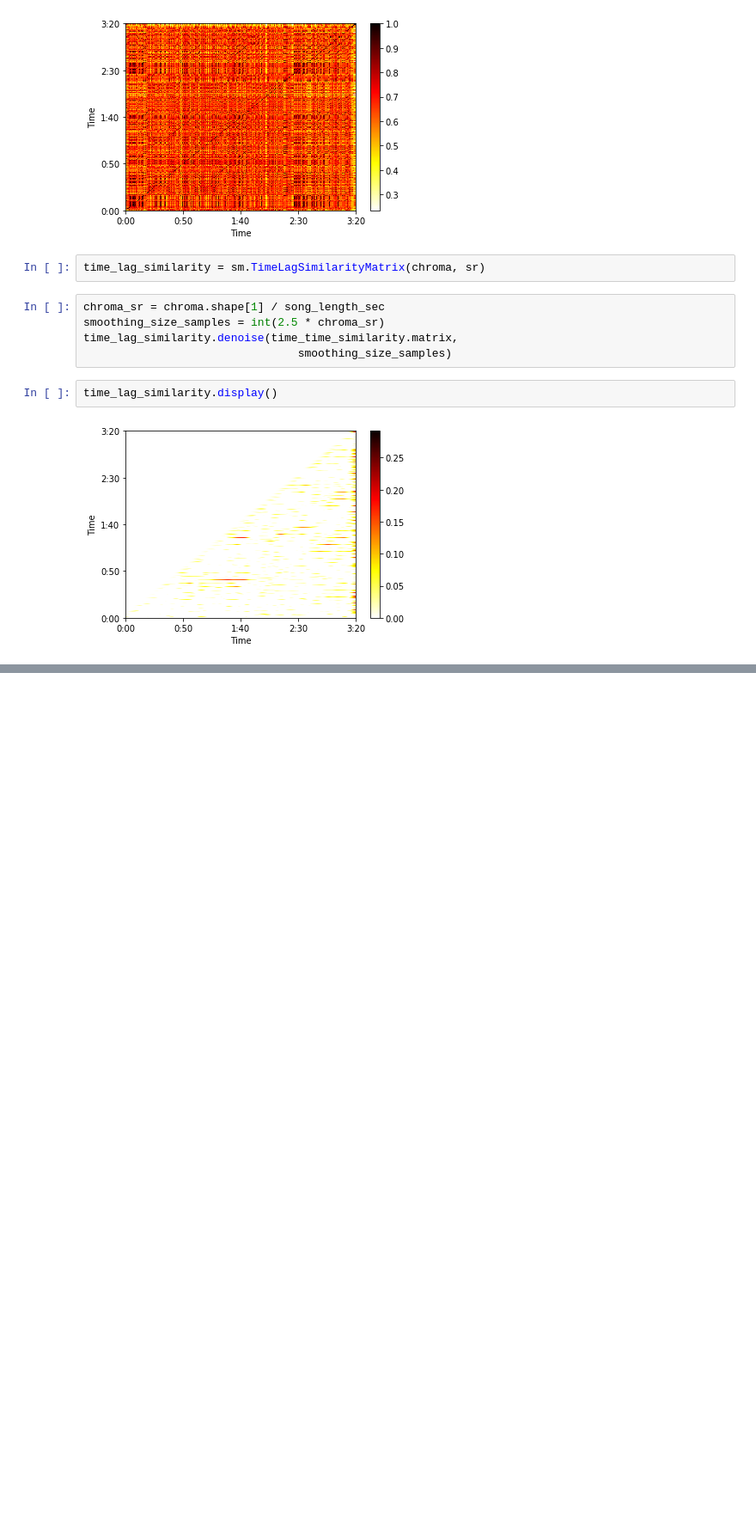
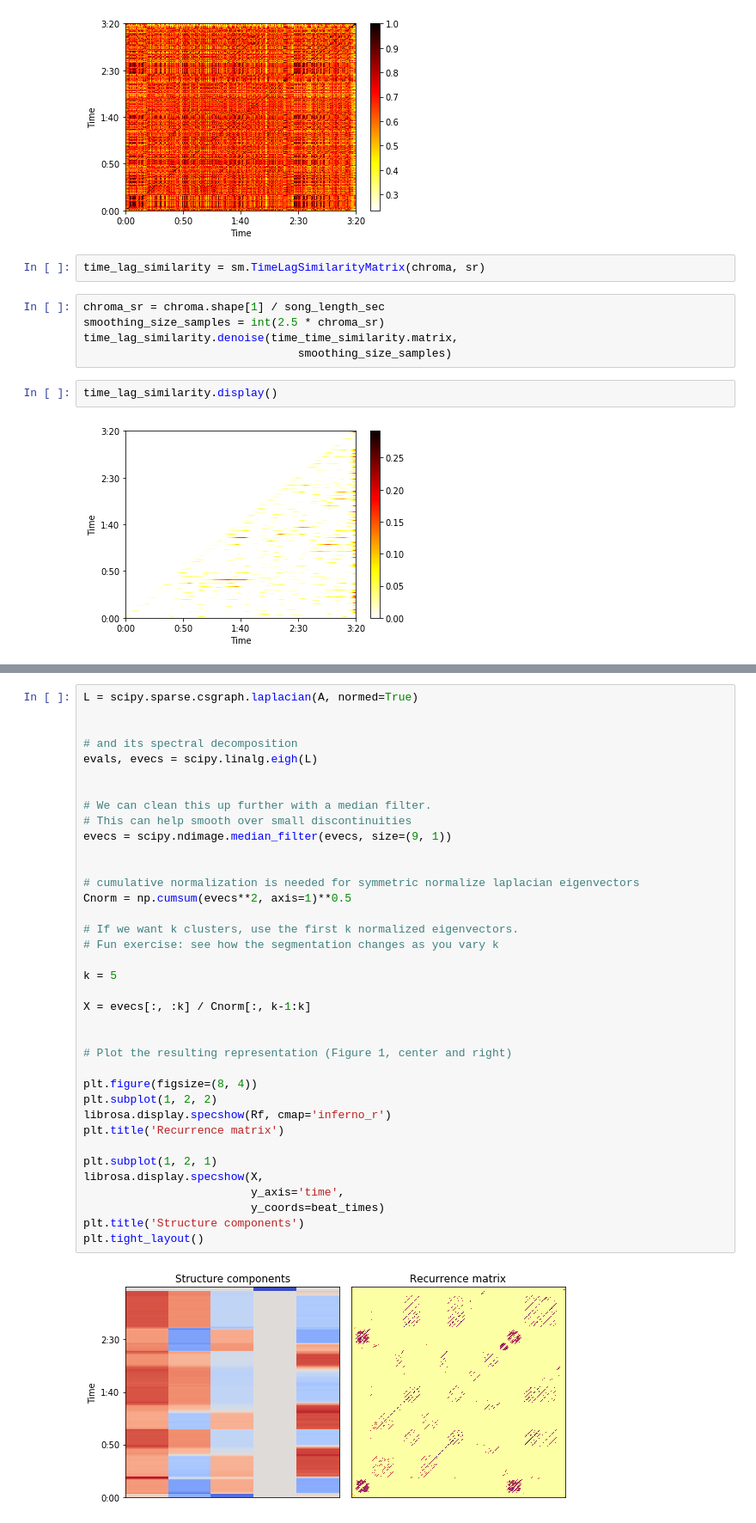
Before and after one commit to wvsharber/BeatMapSynthesizer, a Jupyter notebook: Music_analysis.ipynb, the cells around one changed output, grey strips where cells are left out. Shown at 86% size. Saved outputs shown, nothing was run; the diff lists cells and outputs as text; blank space fills up the shorter version.

```diff
--- a/Music_analysis.ipynb
+++ b/Music_analysis.ipynb
@@ -316,0 +404,39 @@ time_lag_similarity.display()
+# %%
+L = scipy.sparse.csgraph.laplacian(A, normed=True)
+
+
+# and its spectral decomposition
+evals, evecs = scipy.linalg.eigh(L)
+
+
+# We can clean this up further with a median filter.
+# This can help smooth over small discontinuities
+evecs = scipy.ndimage.median_filter(evecs, size=(9, 1))
+
+
+# cumulative normalization is needed for symmetric normalize laplacian eigenvectors
+Cnorm = np.cumsum(evecs**2, axis=1)**0.5
+
+# If we want k clusters, use the first k normalized eigenvectors.
+# Fun exercise: see how the segmentation changes as you vary k
+
+k = 5
+
+X = evecs[:, :k] / Cnorm[:, k-1:k]
+
+
+# Plot the resulting representation (Figure 1, center and right)
+
+plt.figure(figsize=(8, 4))
+plt.subplot(1, 2, 2)
+librosa.display.specshow(Rf, cmap='inferno_r')
+plt.title('Recurrence matrix')
+
+plt.subplot(1, 2, 1)
+librosa.display.specshow(X,
+                         y_axis='time',
+                         y_coords=beat_times)
+plt.title('Structure components')
+plt.tight_layout()
+# %% [output]
+[figure, added]
```
Also changed, not shown: parts of 12 cells of this notebook.
